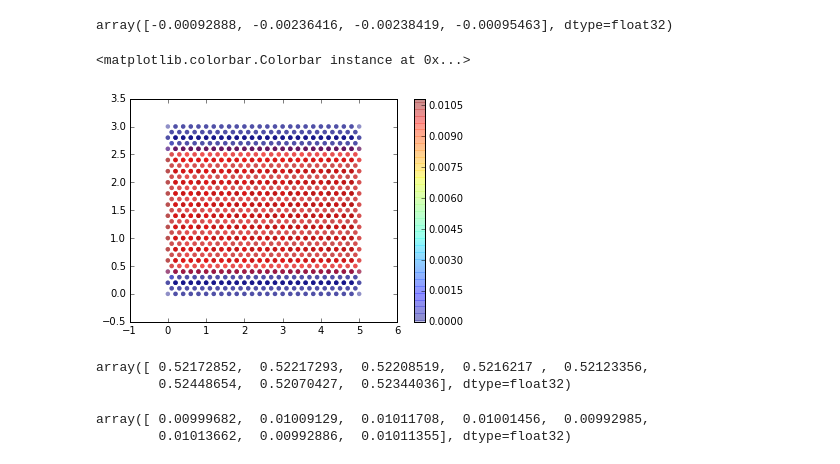
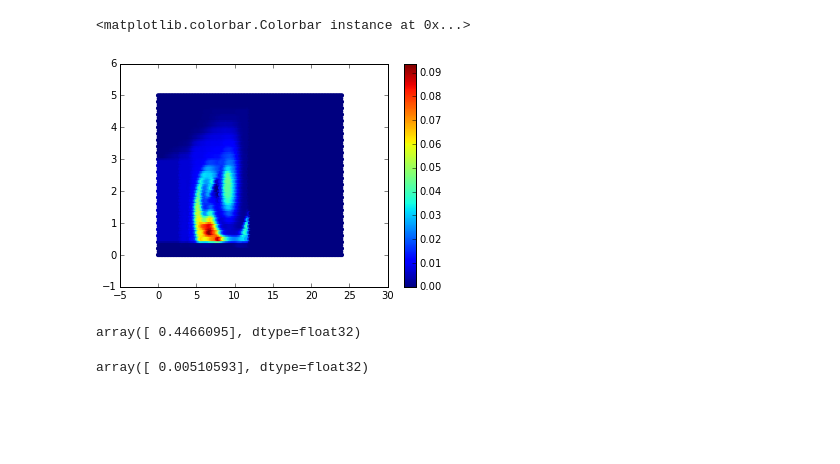
Before and after one commit to GeoscienceAustralia/anuga_core, a Jupyter notebook: examples/sed_transport/read_sww.ipynb, the cells around one changed output. Saved outputs shown, nothing was run; the diff lists cells and outputs as text; code cells hidden in the pictures; blank space fills up the shorter version.

```diff
--- a/examples/sed_transport/read_sww.ipynb
+++ b/examples/sed_transport/read_sww.ipynb
@@ -45,8 +59,12 @@ array([-0.00156975, -0.00226688, -0.00228882, -0.00155354, -0.00088882,
+# %%
+plt.scatter(x, y, c = conc[-5], edgecolors = 'none')
+plt.colorbar()
+# %% [output]
+<matplotlib.colorbar.Colorbar instance at 0x...>
+[figure, added]
 # %%
-inds = np.intersect1d(np.where(p.x == 5.0)[0], np.where(p.y == 1.)[0])
+inds = np.intersect1d(np.where(x == 3.0)[0], np.where(y == 1.)[0])
 
-p.elev[-1][inds] - p.elev[0][inds]
-
-# p.y[np.where(p.x == 4.0)[0]]
+stage[-1][inds] - elev[-1][inds]
 # %% [output]
-array([-0.00092888, -0.00236416, -0.00238419, -0.00095463], dtype=float32)
+array([ 0.4466095], dtype=float32)
@@ -65,21 +71,6 @@ fid.close()
-# %%
-plt.scatter(p.x, p.y, c = conc[-1], edgecolors = 'none', alpha = 0.25)
-plt.colorbar()
-# %% [output]
-<matplotlib.colorbar.Colorbar instance at 0x...>
-[figure, removed]
 # %%
-inds = np.intersect1d(np.where(p.x == 3.0)[0], np.where(p.y == 1.)[0])
-
-d = p.stage[-1][inds] - p.elev[-1][inds]
-
-d
+inds = np.intersect1d(np.where(x == 3.2)[0], np.where(y == 1.)[0])
+np.sort(conc[-1][inds])
 # %% [output]
-array([ 0.52172852,  0.52217293,  0.52208519,  0.5216217 ,  0.52123356,
-        0.52448654,  0.52070427,  0.52344036], dtype=float32)
+array([ 0.00510593], dtype=float32)
-# %%
-conc[-1][inds]
-# %% [output]
-array([ 0.00999682,  0.01009129,  0.01011708,  0.01001456,  0.00992985,
-        0.01013662,  0.00992886,  0.01011355], dtype=float32)
 # %%
```
Also changed, not shown: parts of 11 cells of this notebook, 1 other file.
